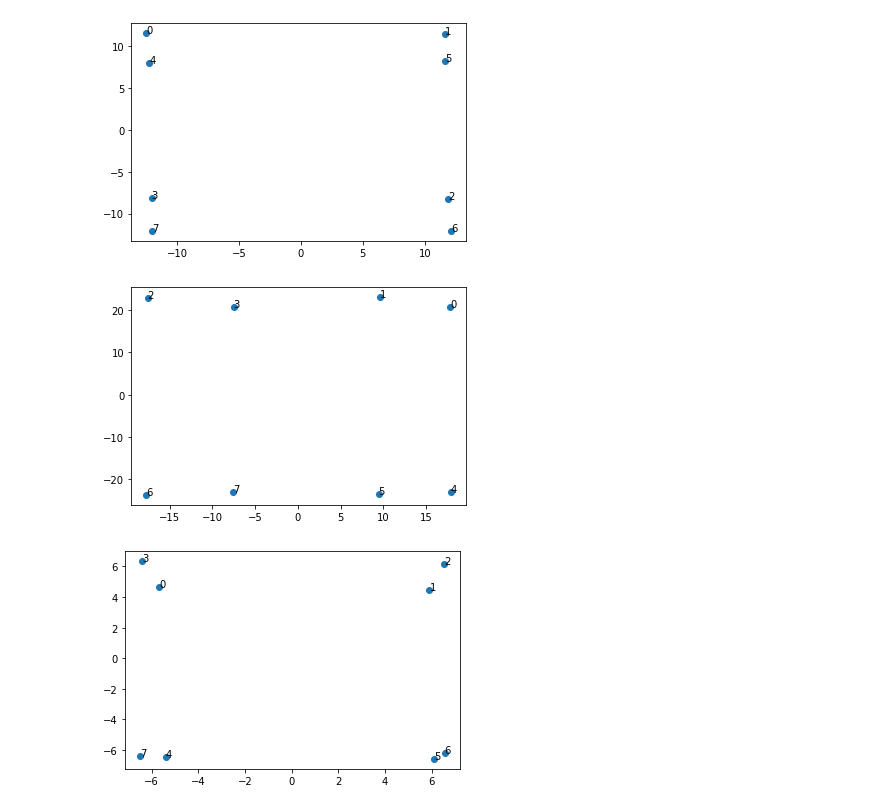
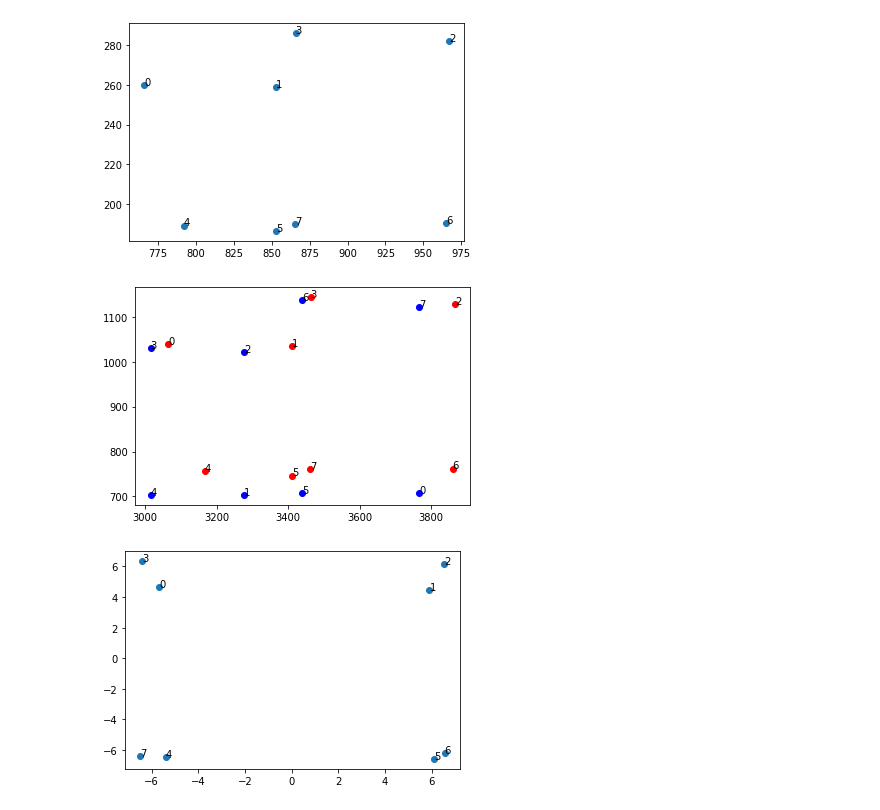
Before and after one commit to Randdl/RTM3D_IOU, a Jupyter notebook: small_test.ipynb, the cells around one changed output. Cells and saved outputs as stored; diff of their text form; code cells hidden in the pictures.

```diff
--- a/small_test.ipynb
+++ b/small_test.ipynb
@@ -4,8 +4,9 @@ from matplotlib import pyplot as plt
 
 displacement = np.array([[-10, 10], [10, 10], [10, -10], [-10, -10]])
 
-a = np.array([-2.4619,  1.5788,  1.6019,  1.5061,  1.8757,  1.6938, -2.0411,  1.8277,
-        -2.2440, -1.9860,  1.6349, -1.7975,  2.0925, -2.0502, -2.0036, -2.0732])
+a = np.array([191.4796,  64.9251,  213.1760,  64.6555,  241.6977,  70.4737,  216.4250,  71.4618, 197.9545,  47.3280,  213.1462,  46.6572,  241.2810,  47.6246,
+          216.3514,  47.5135])
+a = a * 4
 a = a[0:16].reshape((-1, 2))
 # a[0:4, :] = a[0:4, :] + displacement
 # a[4:8, :] = a[4:8, :] + displacement
@@ -15,26 +16,35 @@ for i in range(8):
     plt.annotate(i, (a[i, 0], a[i, 1]))
 plt.show()
 # %% [output]
-[figure, old version]
+[figure, new version]
 # %%
 import numpy as np
 from matplotlib import pyplot as plt
 
 displacement = np.array([[-10, 10], [10, 10], [10, -10], [-10, -10]])
 
-a = np.array([17.7936,  20.6306,   9.5849,  23.0542, -17.5702,  22.9533,  -7.5162,
-         20.7577,  17.8646, -23.1129,   9.4224, -23.4501, -17.7102, -23.7093,
-         -7.6268, -23.0253])
+a = np.array([941.82112778, 176.76872992, 819.14380699, 175.85151046, 819.14380699,
+ 255.25955471, 753.81831548, 257.40299929, 753.81831548, 175.92947838,
+ 860.02273196, 176.90278055, 860.02273196, 284.16040585, 941.82112778,
+ 280.47517089])
+b = np.array([765.9185,  259.70023, 852.70386, 258.62195, 966.7909,  281.895,   865.7,
+ 285.8471,  791.8179,  189.31189, 852.58484, 186.62885, 965.1239,  190.49832,
+ 865.40576, 190.05417])
+b = b * 4
+a = a * 4
 a = a[0:16].reshape((-1, 2))
+b = b[0:16].reshape((-1, 2))
 # a[0:4, :] = a[0:4, :] + displacement
 # a[4:8, :] = a[4:8, :] + displacement
-plt.scatter(a[:, 0], a[:, 1],)
+plt.scatter(a[:, 0], a[:, 1], c='b')
+plt.scatter(b[:, 0], b[:, 1], c='r')
 # plt.scatter(a[2:4, 0], a[2:4, 1], c='b')
 for i in range(8):
     plt.annotate(i, (a[i, 0], a[i, 1]))
+    plt.annotate(i, (b[i, 0], b[i, 1]))
 plt.show()
 # %% [output]
-[figure, old version]
+[figure, new version]
 # %%
 import numpy as np
 from matplotlib import pyplot as plt
```
Also changed, not shown: parts of 1 cell of this notebook.
